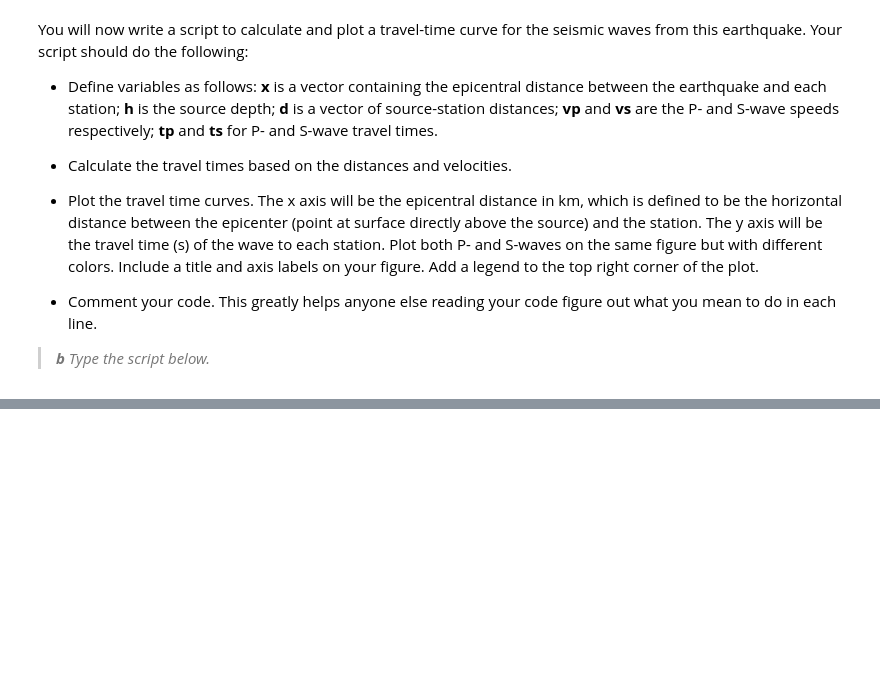
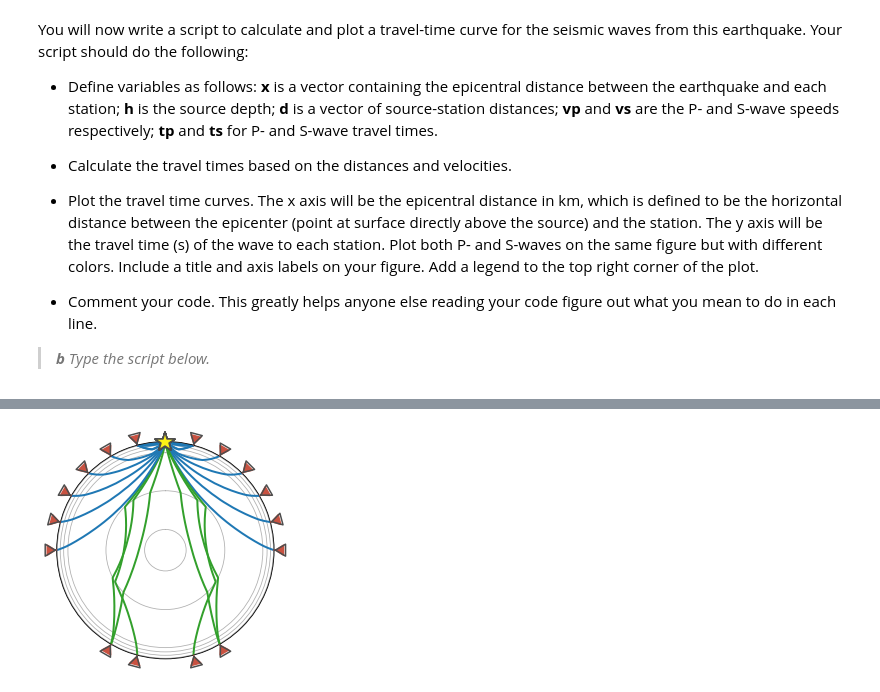
Before and after one commit to UW-geophysics-edu/ESS314-fall22, a Jupyter notebook: LABS/Lab2.ipynb, the cells around one changed output, grey strips where cells are left out. Saved outputs shown, nothing was run; the diff lists cells and outputs as text; code cells hidden in the pictures; blank space fills up the shorter version.

```diff
--- a/LABS/Lab2.ipynb
+++ b/LABS/Lab2.ipynb
@@ -227,0 +245,8 @@ import obspy
+# %%
+from obspy.taup.tau import plot_ray_paths
+
+fig, ax = plt.subplots(subplot_kw=dict(polar=True))
+ax = plot_ray_paths(source_depth=10, ax=ax, fig=fig, phase_list=['P', 'PKP'],
+                    npoints=25,label_arrivals=True)
+# %% [output]
+[figure, added]
```
Also changed, not shown: parts of 6 cells of this notebook.
